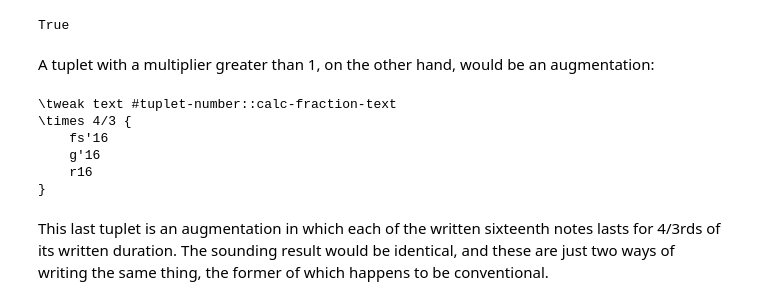
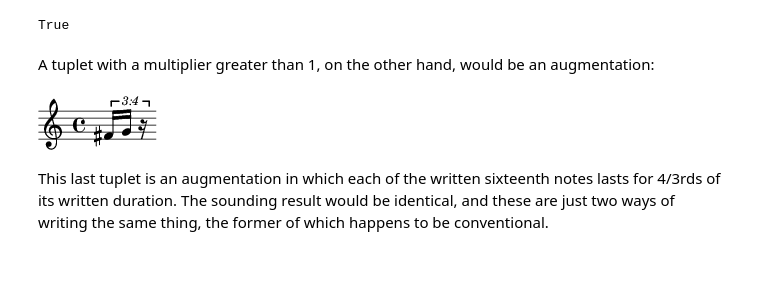
Before and after one commit to kureta/intensive, a Jupyter notebook: day-2/1-rhythms.ipynb, the cells around one changed output. Drawn from its saved outputs; the diff is of its cells as text; code cells hidden in the pictures; blank space fills up the shorter version.

```diff
--- a/day-2/1-rhythms.ipynb
+++ b/day-2/1-rhythms.ipynb
@@ -47,14 +87,9 @@ A tuplet with a multiplier greater than 1, on the other hand, would be an augmen
 # %%
 tuplet = abjad.Tuplet((4,3), "fs'16 g'16 r16")
 # %%
-abjad.f(tuplet)
+abjad.show(tuplet)
 # %% [output]
-\tweak text #tuplet-number::calc-fraction-text
-\times 4/3 {
-    fs'16
-    g'16
-    r16
-}
+[figure, added]
 # %% [markdown]
 This last tuplet is an augmentation in which each of the written sixteenth notes lasts for 4/3rds of its written duration. The sounding result would be identical, and these are just two ways of writing the same thing, the former of which happens to be conventional.
 # %% [markdown]
```
Also changed, not shown: parts of 29 cells of this notebook.
